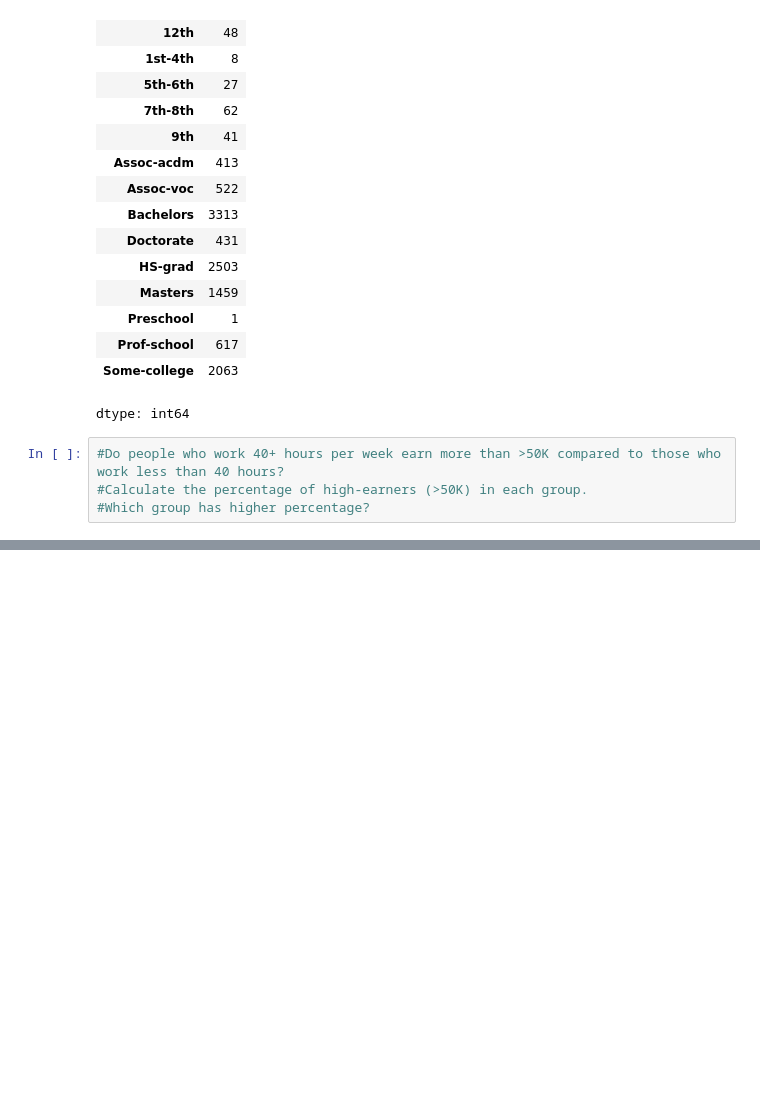
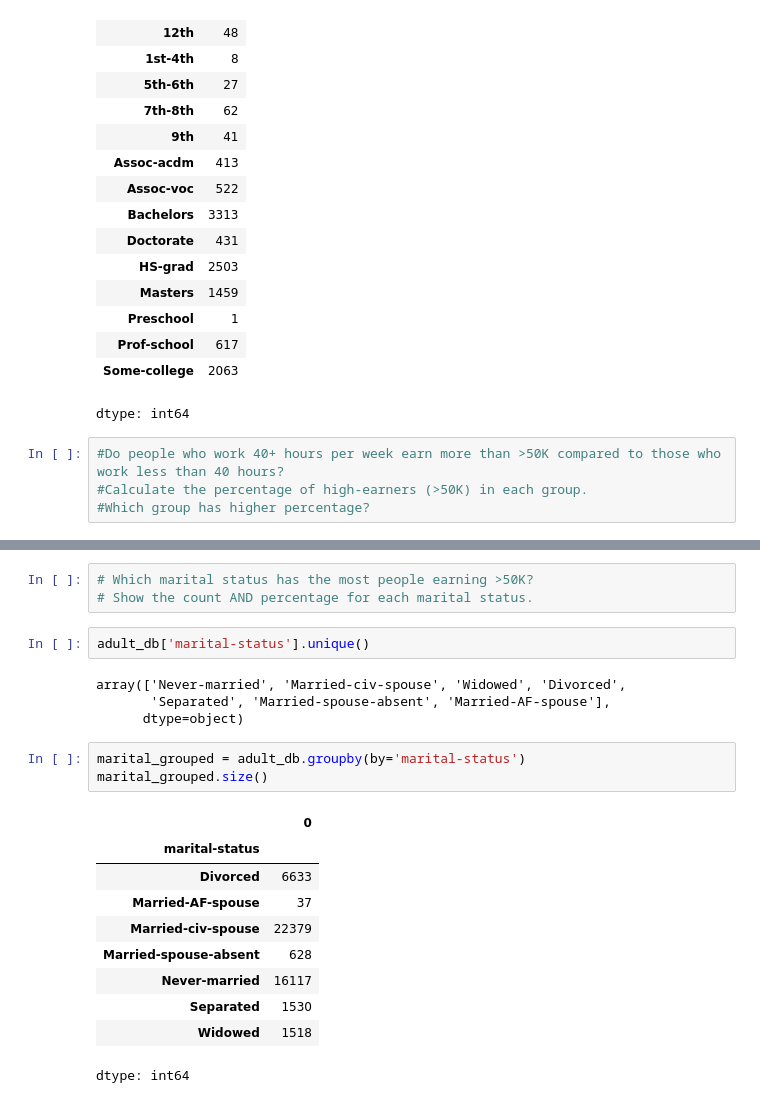
Before and after one commit to parvesh7o7/Data-Science-Learning, a Jupyter notebook: real_project.ipynb, the cells around one changed output, grey strips where cells are left out. Saved outputs shown, nothing was run; the diff lists cells and outputs as text; blank space fills up the shorter version.

```diff
--- a/real_project.ipynb
+++ b/real_project.ipynb
@@ -574,0 +590,23 @@ dtype: int64
+# %%
+# Which marital status has the most people earning >50K?
+# Show the count AND percentage for each marital status.
+# %%
+adult_db['marital-status'].unique()
+# %% [output]
+array(['Never-married', 'Married-civ-spouse', 'Widowed', 'Divorced',
+       'Separated', 'Married-spouse-absent', 'Married-AF-spouse'],
+      dtype=object)
+# %%
+marital_grouped = adult_db.groupby(by='marital-status')
+marital_grouped.size()
+# %% [output]
+|  | 0 |
+| marital-status |  |
+| Divorced | 6633 |
+| Married-AF-spouse | 37 |
+| Married-civ-spouse | 22379 |
+| Married-spouse-absent | 628 |
+| Never-married | 16117 |
+| Separated | 1530 |
+| Widowed | 1518 |
+dtype: int64
```
Also changed, not shown: parts of 15 cells of this notebook.
